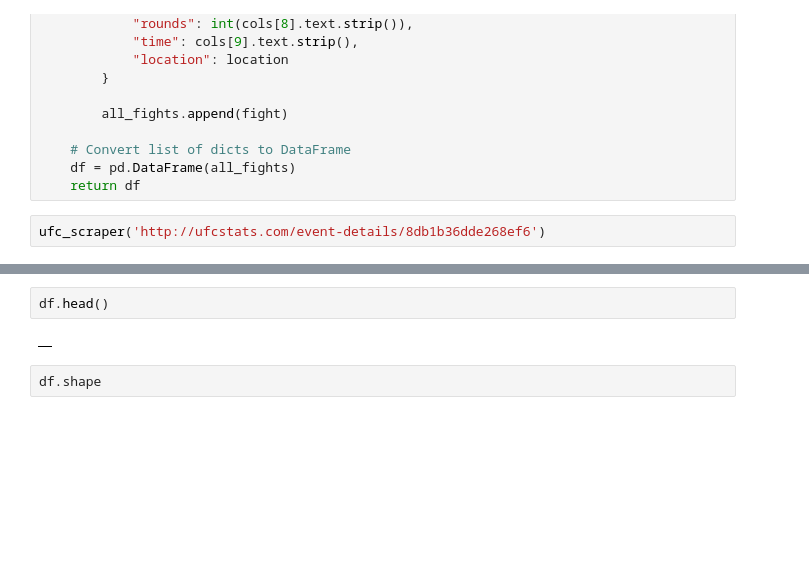
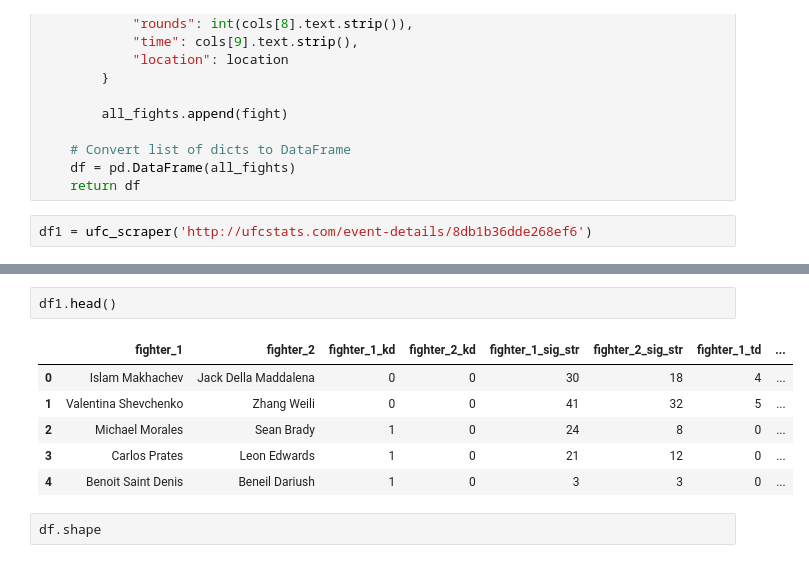
Before and after one commit to LLWICK/UFC-Fight-Winner-Predictor-Machine-learning, a Jupyter notebook: data_scraper/data_scraper.ipynb, the cells around one changed output, grey strips where cells are left out. Saved outputs shown, nothing was run; the diff lists cells and outputs as text; blank space fills up the shorter version.

```diff
--- a/data_scraper/data_scraper.ipynb
+++ b/data_scraper/data_scraper.ipynb
@@ -203,4 +203,4 @@ def ufc_scraper(link):
     df = pd.DataFrame(all_fights)
     return df
 # %%
-ufc_scraper('http://ufcstats.com/event-details/8db1b36dde268ef6')
+df1 = ufc_scraper('http://ufcstats.com/event-details/8db1b36dde268ef6')
@@ -223,7 +207,12 @@ ufc_scraper('http://ufcstats.com/event-details/8db1b36dde268ef6')
 # %%
-df.head()
+df1.head()
 # %% [output]
-|  |
+|  | fighter_1 | fighter_2 | fighter_1_kd | fighter_2_kd | fighter_1_sig_str | fighter_2_sig_str | fighter_1_td | ... |
+| 0 | Islam Makhachev | Jack Della Maddalena | 0 | 0 | 30 | 18 | 4 | ... |
+| 1 | Valentina Shevchenko | Zhang Weili | 0 | 0 | 41 | 32 | 5 | ... |
+| 2 | Michael Morales | Sean Brady | 1 | 0 | 24 | 8 | 0 | ... |
+| 3 | Carlos Prates | Leon Edwards | 1 | 0 | 21 | 12 | 0 | ... |
+| 4 | Benoit Saint Denis | Beneil Dariush | 1 | 0 | 3 | 3 | 0 | ... |
 # %%
 df.shape
 # %% [output]
```
Also changed, not shown: parts of 1 cell of this notebook.
